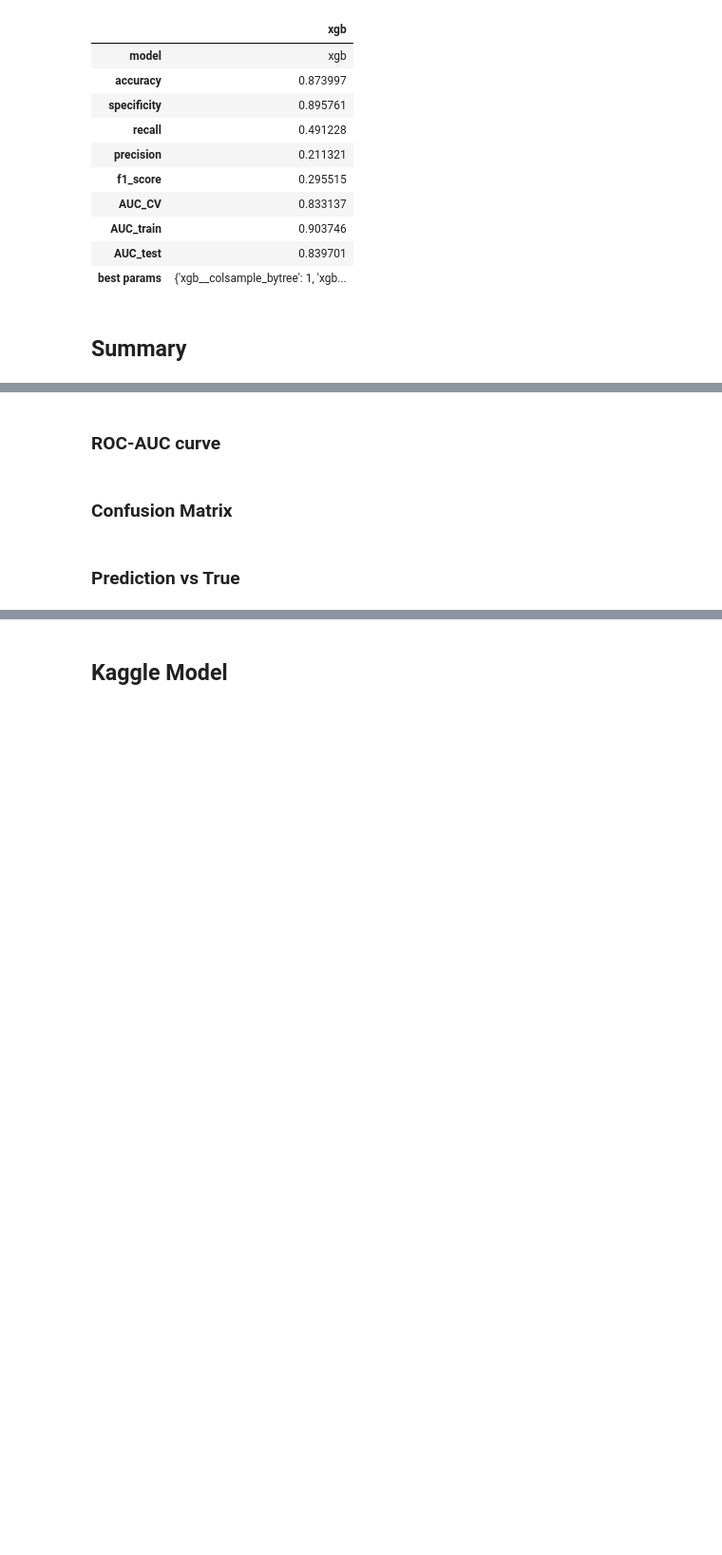
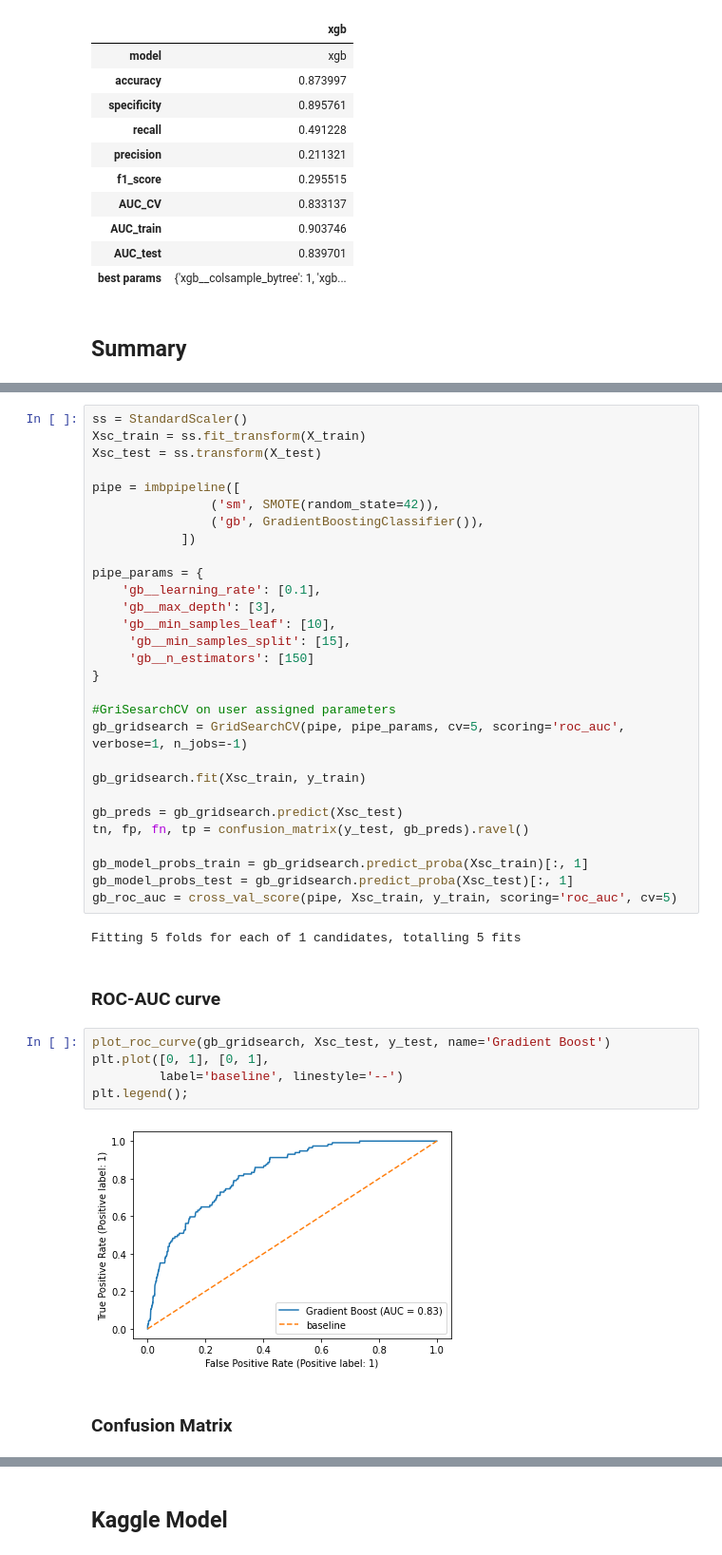
Before and after one commit to jh-mei/Group-4-Project, a Jupyter notebook: code/Part_2_Modelling.ipynb, the cells around one changed output, grey strips where cells are left out. Shown: that part at 95% size. Saved outputs shown, nothing was run; the diff lists cells and outputs as text; blank space fills up the shorter version.

```diff
--- a/code/Part_2_Modelling.ipynb
+++ b/code/Part_2_Modelling.ipynb
@@ -376,6 +393,42 @@ NameError: name 'lr_results' is not defined
+# %%
+ss = StandardScaler()
+Xsc_train = ss.fit_transform(X_train)
+Xsc_test = ss.transform(X_test)
+
+pipe = imbpipeline([
+                ('sm', SMOTE(random_state=42)),
+                ('gb', GradientBoostingClassifier()),
+            ])
+
+pipe_params = {
+    'gb__learning_rate': [0.1],
+    'gb__max_depth': [3],
+    'gb__min_samples_leaf': [10],
+     'gb__min_samples_split': [15],
+     'gb__n_estimators': [150]
+}
+
+#GriSesarchCV on user assigned parameters
+gb_gridsearch = GridSearchCV(pipe, pipe_params, cv=5, scoring='roc_auc', verbose=1, n_jobs=-1)
+
+gb_gridsearch.fit(Xsc_train, y_train)
+
+gb_preds = gb_gridsearch.predict(Xsc_test)
+tn, fp, fn, tp = confusion_matrix(y_test, gb_preds).ravel()
+
+gb_model_probs_train = gb_gridsearch.predict_proba(Xsc_train)[:, 1]
+gb_model_probs_test = gb_gridsearch.predict_proba(Xsc_test)[:, 1]
+gb_roc_auc = cross_val_score(pipe, Xsc_train, y_train, scoring='roc_auc', cv=5)
+# %% [output]
+Fitting 5 folds for each of 1 candidates, totalling 5 fits
 # %% [markdown]
 ### ROC-AUC curve
+# %%
+plot_roc_curve(gb_gridsearch, Xsc_test, y_test, name='Gradient Boost')
+plt.plot([0, 1], [0, 1],
+         label='baseline', linestyle='--')
+plt.legend();
+# %% [output]
+[figure, added]
 # %% [markdown]
 ### Confusion Matrix
-# %% [markdown]
-### Prediction vs True
```
Also changed, not shown: parts of 24 cells of this notebook, 3 other files.
